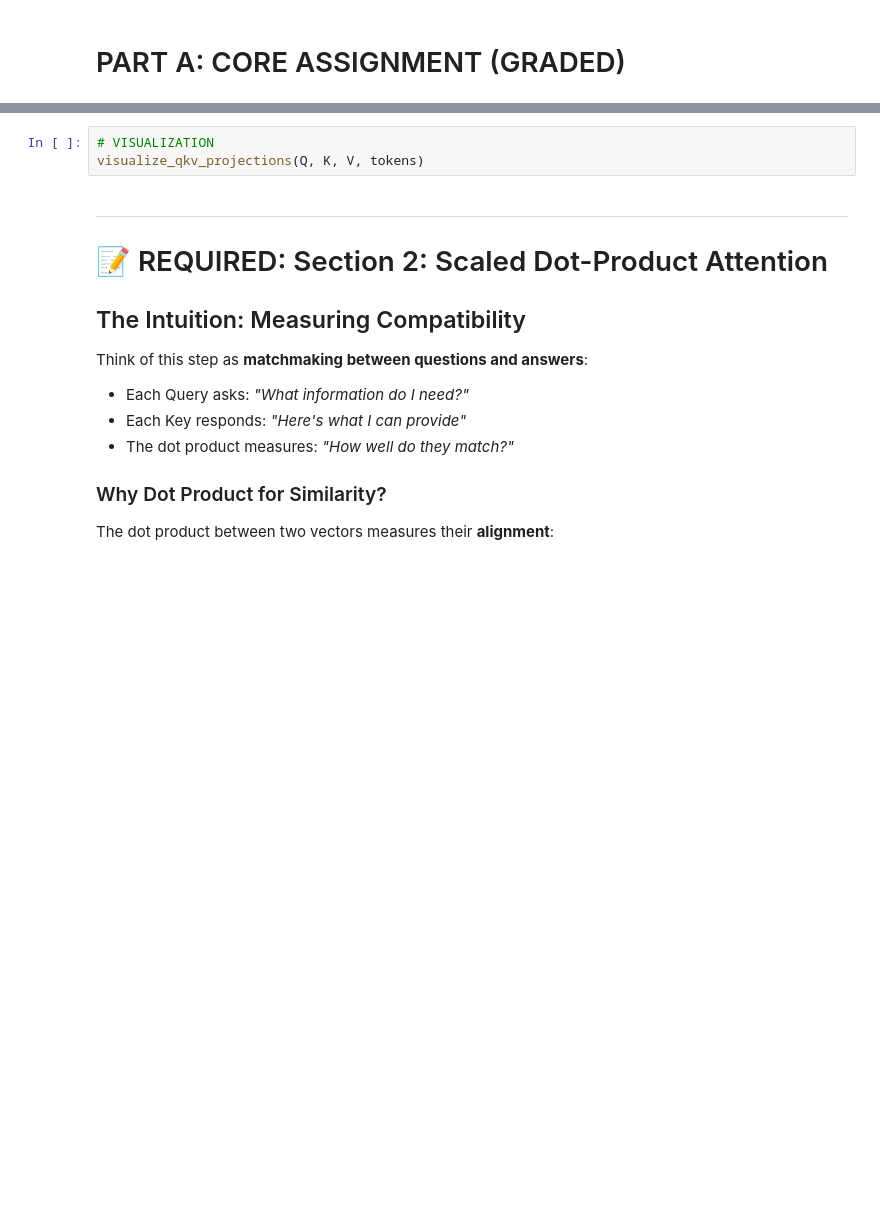
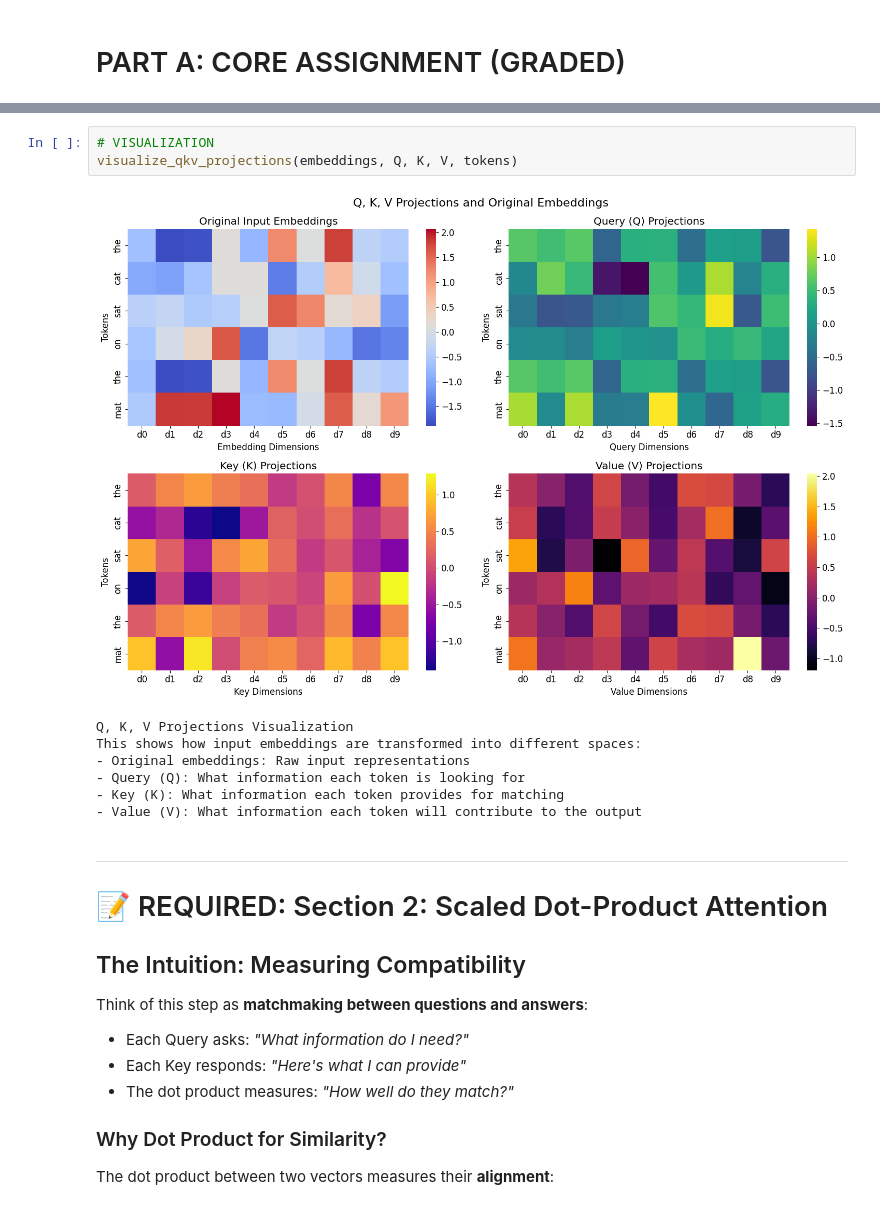
Before and after one commit to FelixSoderstrom/the-attention-mechanism, a Jupyter notebook: lesson.ipynb, the cells around one changed output, grey strips where cells are left out. Drawn from its saved outputs; the diff is of its cells as text; blank space fills up the shorter version.

```diff
--- a/lesson.ipynb
+++ b/lesson.ipynb
@@ -177,6 +160,14 @@ print("Successfully created Q, K, V projections!")
 # %%
 # VISUALIZATION
-visualize_qkv_projections(Q, K, V, tokens)
+visualize_qkv_projections(embeddings, Q, K, V, tokens)
+# %% [output]
+[figure, added]
+Q, K, V Projections Visualization
+This shows how input embeddings are transformed into different spaces:
+- Original embeddings: Raw input representations
+- Query (Q): What information each token is looking for
+- Key (K): What information each token provides for matching
+- Value (V): What information each token will contribute to the output
 # %% [markdown]
 ---
 # 📝 REQUIRED: Section 2: Scaled Dot-Product Attention
```
Also changed, not shown: parts of 22 cells of this notebook, 5 other files.
